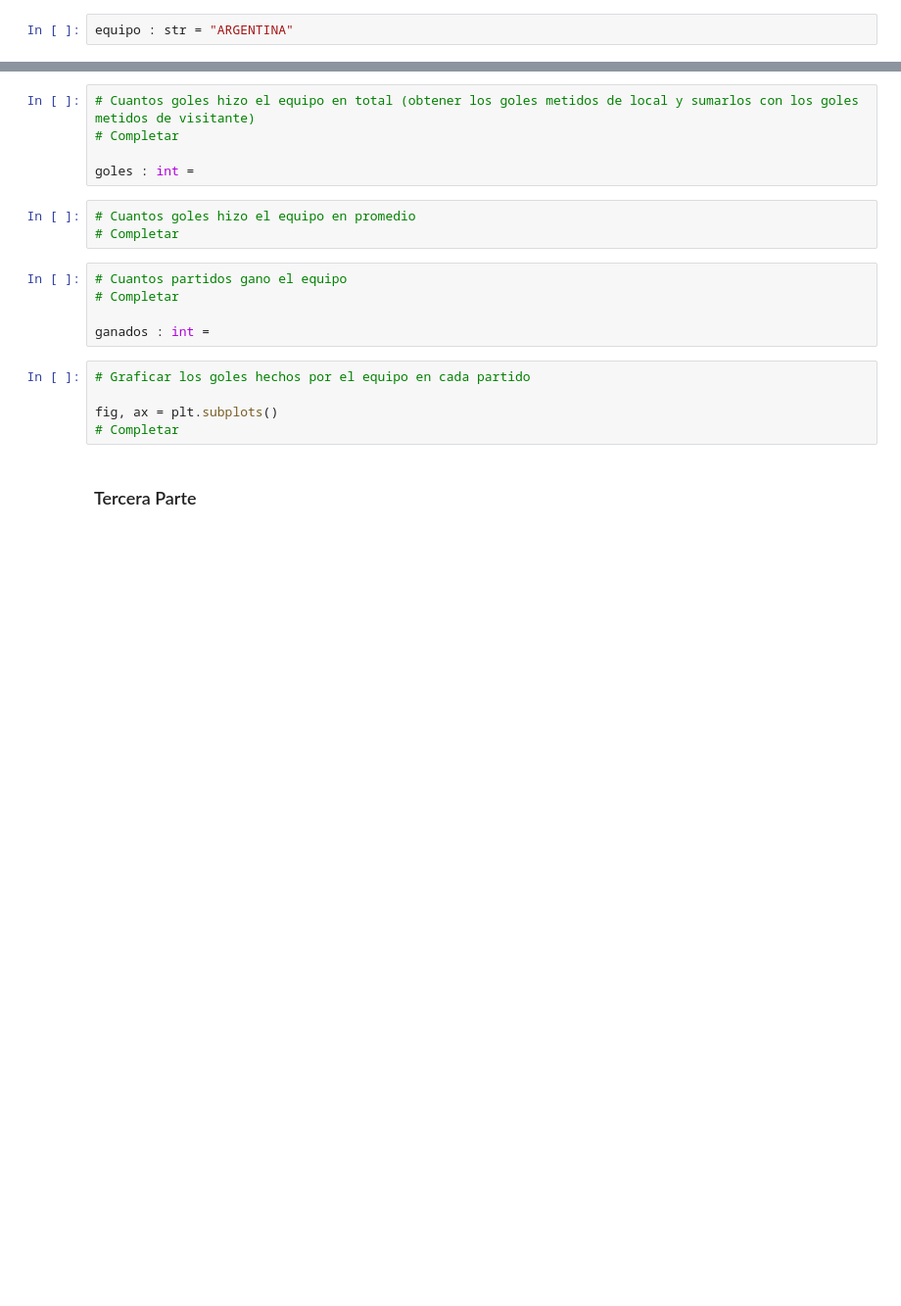
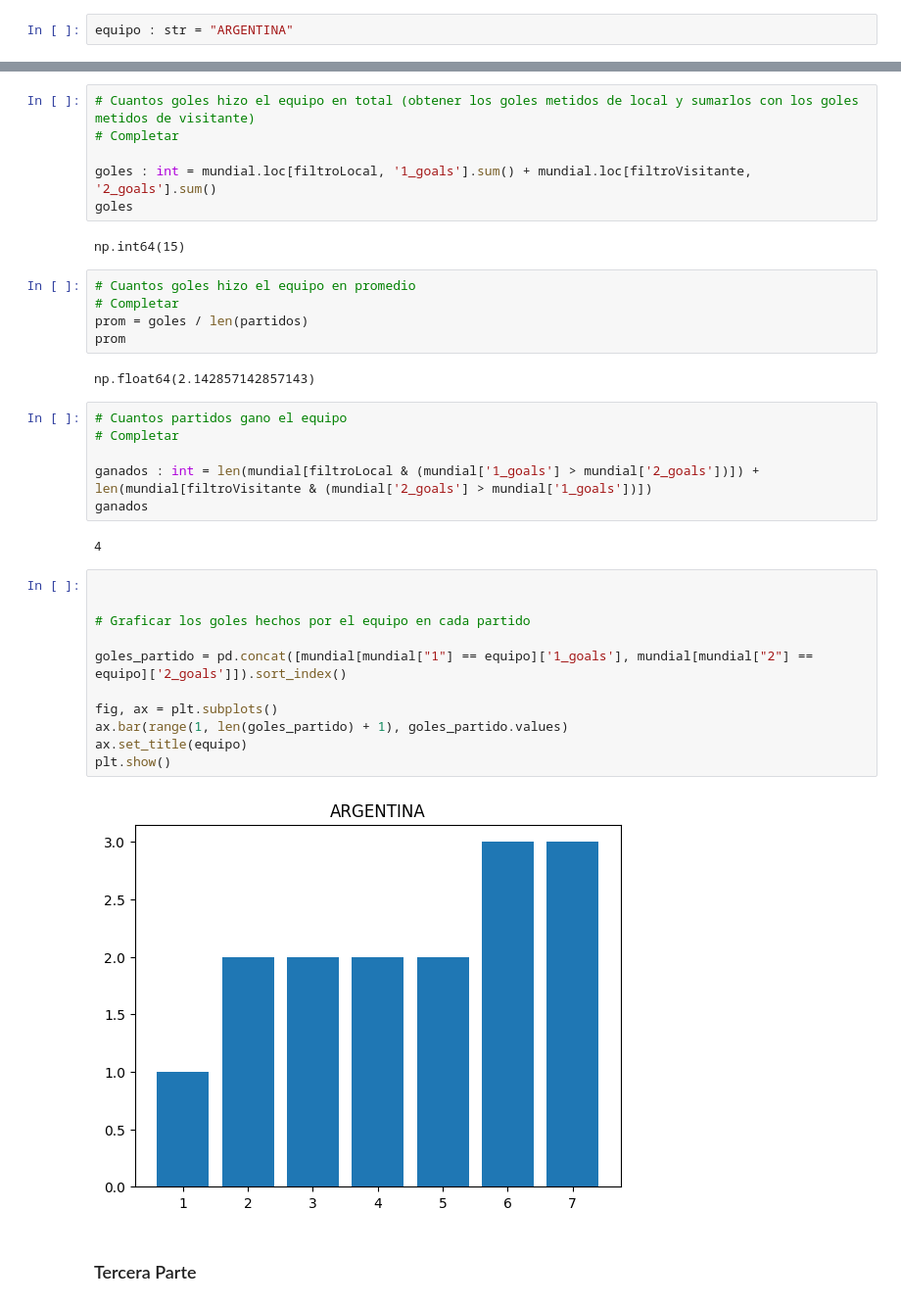
Before and after one commit to joaquibara09/tecnologias-emergentes-4d-mundial-qatar-2022-mundial-qatar-2022-bh_baranek-, a Jupyter notebook: mundial_qatar_2022.ipynb, the cells around one changed output, grey strips where cells are left out. Shown at 98% size. Drawn from its saved outputs; the diff is of its cells as text; blank space fills up the shorter version.

```diff
--- a/mundial_qatar_2022.ipynb
+++ b/mundial_qatar_2022.ipynb
@@ -114,20 +167,38 @@ partidos : pd.DataFrame =
 # Cuantos goles hizo el equipo en total (obtener los goles metidos de local y sumarlos con los goles metidos de visitante)
 # Completar
 
-goles : int =
+goles : int = mundial.loc[filtroLocal, '1_goals'].sum() + mundial.loc[filtroVisitante, '2_goals'].sum()
+goles
+# %% [output]
+np.int64(15)
 # %%
 # Cuantos goles hizo el equipo en promedio
 # Completar
+prom = goles / len(partidos)
+prom
+# %% [output]
+np.float64(2.142857142857143)
 # %%
 # Cuantos partidos gano el equipo
 # Completar
 
-ganados : int =
+ganados : int = len(mundial[filtroLocal & (mundial['1_goals'] > mundial['2_goals'])]) + len(mundial[filtroVisitante & (mundial['2_goals'] > mundial['1_goals'])])
+ganados
+# %% [output]
+4
 # %%
+
+
 # Graficar los goles hechos por el equipo en cada partido
 
+goles_partido = pd.concat([mundial[mundial["1"] == equipo]['1_goals'], mundial[mundial["2"] == equipo]['2_goals']]).sort_index()
+
 fig, ax = plt.subplots()
-# Completar
+ax.bar(range(1, len(goles_partido) + 1), goles_partido.values)
+ax.set_title(equipo)
+plt.show()
+# %% [output]
+[figure, added]
 # %% [markdown]
 ### Tercera Parte
 # %%
```
Also changed, not shown: parts of 16 cells of this notebook.
